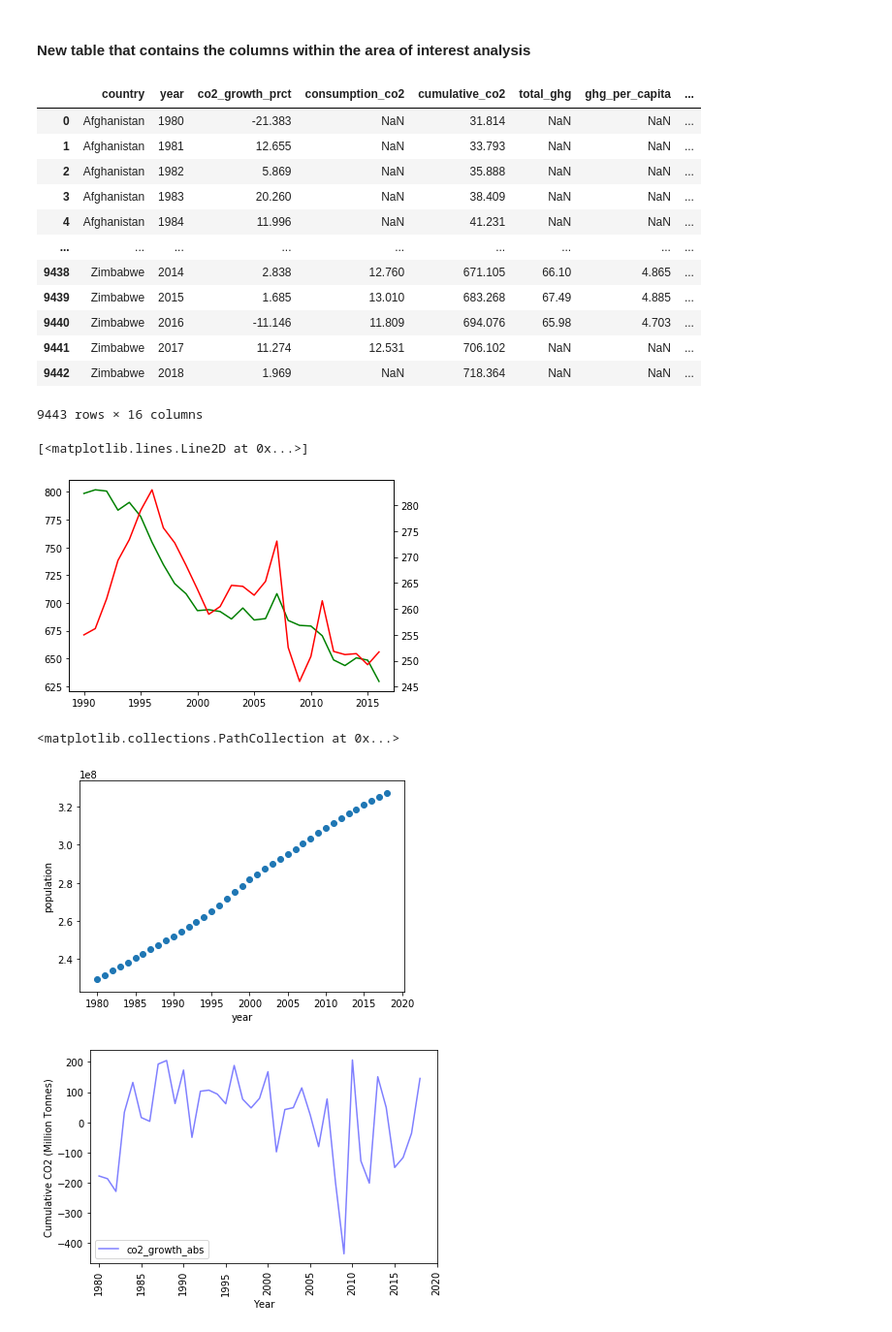
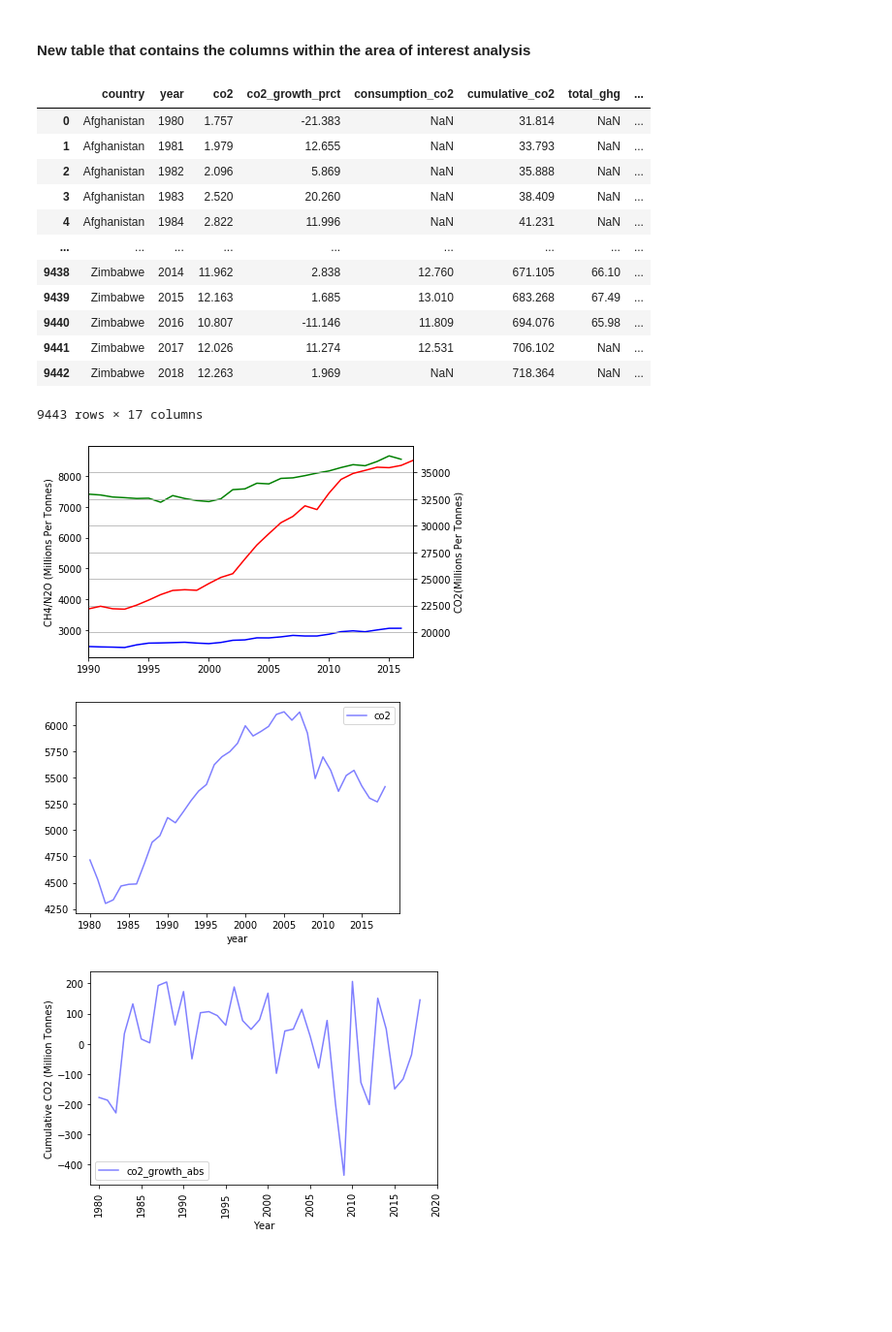
Before and after one commit to sarahgao22sg/Project1, a Jupyter notebook: CO2 Emissions Analysis_Country/CO2 Analysis Code.ipynb, the cells around one changed output. Shown at 97% size. Drawn from its saved outputs; the diff is of its cells as text; code cells hidden in the pictures; blank space fills up the shorter version.

Commit message:
CO2 Emissions Analysis Update

```diff
--- a/CO2 Emissions Analysis_Country/CO2 Analysis Code.ipynb
+++ b/CO2 Emissions Analysis_Country/CO2 Analysis Code.ipynb
@@ -52,7 +52,7 @@ Index(['country', 'year', 'co2', 'co2_growth_prct', 'co2_growth_abs',
 # Check for Null Values and create a new data frame:
 Co2_Emissions.isnull().any()
 Co2_Emissions.count()
-Co2_Emissions_df=Co2_Emissions[["country","year","co2_growth_prct","consumption_co2","cumulative_co2","total_ghg",'ghg_per_capita', 'methane', 'methane_per_capita',
+Co2_Emissions_df=Co2_Emissions[["country","year","co2","co2_growth_prct","consumption_co2","cumulative_co2","total_ghg",'ghg_per_capita', 'methane', 'methane_per_capita',
        'nitrous_oxide', 'nitrous_oxide_per_capita','primary_energy_consumption',"co2_growth_abs", 'energy_per_capita',"co2_per_capita",'population']]
 Co2_Emissions_df=Co2_Emissions_df.loc[Co2_Emissions_df["year"] >=1980]
 Co2_Emissions_df=Co2_Emissions_df.reset_index()
@@ -61,40 +61,40 @@ del Co2_Emissions_df["index"]
 Co2_Emissions_df.groupby("country").count()
 Co2_Emissions_df
 # %% [output]
-|  | country | year | co2_growth_prct | consumption_co2 | cumulative_co2 | total_ghg | ghg_per_capita | ... |
-| 0 | Afghanistan | 1980 | -21.383 | NaN | 31.814 | NaN | NaN | ... |
-| 1 | Afghanistan | 1981 | 12.655 | NaN | 33.793 | NaN | NaN | ... |
-| 2 | Afghanistan | 1982 | 5.869 | NaN | 35.888 | NaN | NaN | ... |
-| 3 | Afghanistan | 1983 | 20.260 | NaN | 38.409 | NaN | NaN | ... |
-| 4 | Afghanistan | 1984 | 11.996 | NaN | 41.231 | NaN | NaN | ... |
+|  | country | year | co2 | co2_growth_prct | consumption_co2 | cumulative_co2 | total_ghg | ... |
+| 0 | Afghanistan | 1980 | 1.757 | -21.383 | NaN | 31.814 | NaN | ... |
+| 1 | Afghanistan | 1981 | 1.979 | 12.655 | NaN | 33.793 | NaN | ... |
+| 2 | Afghanistan | 1982 | 2.096 | 5.869 | NaN | 35.888 | NaN | ... |
+| 3 | Afghanistan | 1983 | 2.520 | 20.260 | NaN | 38.409 | NaN | ... |
+| 4 | Afghanistan | 1984 | 2.822 | 11.996 | NaN | 41.231 | NaN | ... |
 | ... | ... | ... | ... | ... | ... | ... | ... | ... |
-| 9438 | Zimbabwe | 2014 | 2.838 | 12.760 | 671.105 | 66.10 | 4.865 | ... |
-| 9439 | Zimbabwe | 2015 | 1.685 | 13.010 | 683.268 | 67.49 | 4.885 | ... |
-| 9440 | Zimbabwe | 2016 | -11.146 | 11.809 | 694.076 | 65.98 | 4.703 | ... |
-| 9441 | Zimbabwe | 2017 | 11.274 | 12.531 | 706.102 | NaN | NaN | ... |
-| 9442 | Zimbabwe | 2018 | 1.969 | NaN | 718.364 | NaN | NaN | ... |
+| 9438 | Zimbabwe | 2014 | 11.962 | 2.838 | 12.760 | 671.105 | 66.10 | ... |
+| 9439 | Zimbabwe | 2015 | 12.163 | 1.685 | 13.010 | 683.268 | 67.49 | ... |
+| 9440 | Zimbabwe | 2016 | 10.807 | -11.146 | 11.809 | 694.076 | 65.98 | ... |
+| 9441 | Zimbabwe | 2017 | 12.026 | 11.274 | 12.531 | 706.102 | NaN | ... |
+| 9442 | Zimbabwe | 2018 | 12.263 | 1.969 | NaN | 718.364 | NaN | ... |
-9443 rows × 16 columns
+9443 rows × 17 columns
 # %%
 # Analyzing Co2 and GHG by country
-Co2_Emissions_USA=Co2_Emissions_df[Co2_Emissions_df.country=="United States"]
+Co2_Emissions_USA=Co2_Emissions_df[Co2_Emissions_df.country=="World"]
 Co2_Emissions_USA=Co2_Emissions_USA.reset_index(drop=True)
 fig,ax=plt.subplots()
 ax.plot(Co2_Emissions_USA.year,Co2_Emissions_USA.methane,color="green")
+ax.plot(Co2_Emissions_USA.year,Co2_Emissions_USA.nitrous_oxide,color="blue")
+plt.ylabel("CH4/N2O (Millions Per Tonnes)")
 ax2=ax.twinx()
-ax2.plot(Co2_Emissions_USA.year,Co2_Emissions_USA.nitrous_oxide,color="red")
+ax2.plot(Co2_Emissions_USA.year,Co2_Emissions_USA.co2,color="red")
+plt.ylabel("CO2(Millions Per Tonnes)")
+plt.xlim(1990,2017)
+plt.grid()
 # %% [output]
-[<matplotlib.lines.Line2D at 0x...>]
-[figure, old version]
+[figure, new version]
 # %%
 Co2_Emissions_USA=Co2_Emissions_df[Co2_Emissions_df.country=="United States"]
 Co2_Emissions_USA=Co2_Emissions_USA.reset_index(drop=True)
-Co2_Emissions_USA_chart=Co2_Emissions_USA.plot.line(x='year', y='',color="blue",alpha=0.5)
-x=Co2_Emissions_USA["year"]
-y=Co2_Emissions_USA["population"]
-plt.scatter(x, y)
+Co2_Emissions_USA_chart=Co2_Emissions_USA.plot.line(x='year', y='co2',color="blue",alpha=0.5)
 # %% [output]
-<matplotlib.collections.PathCollection at 0x...>
-[figure, old version]
+[figure, new version]
 # %%
 Co2_Emissions_USA=Co2_Emissions_df[Co2_Emissions_df.country=="United States"]
 Co2_Emissions_USA=Co2_Emissions_USA.reset_index(drop=True)
```
